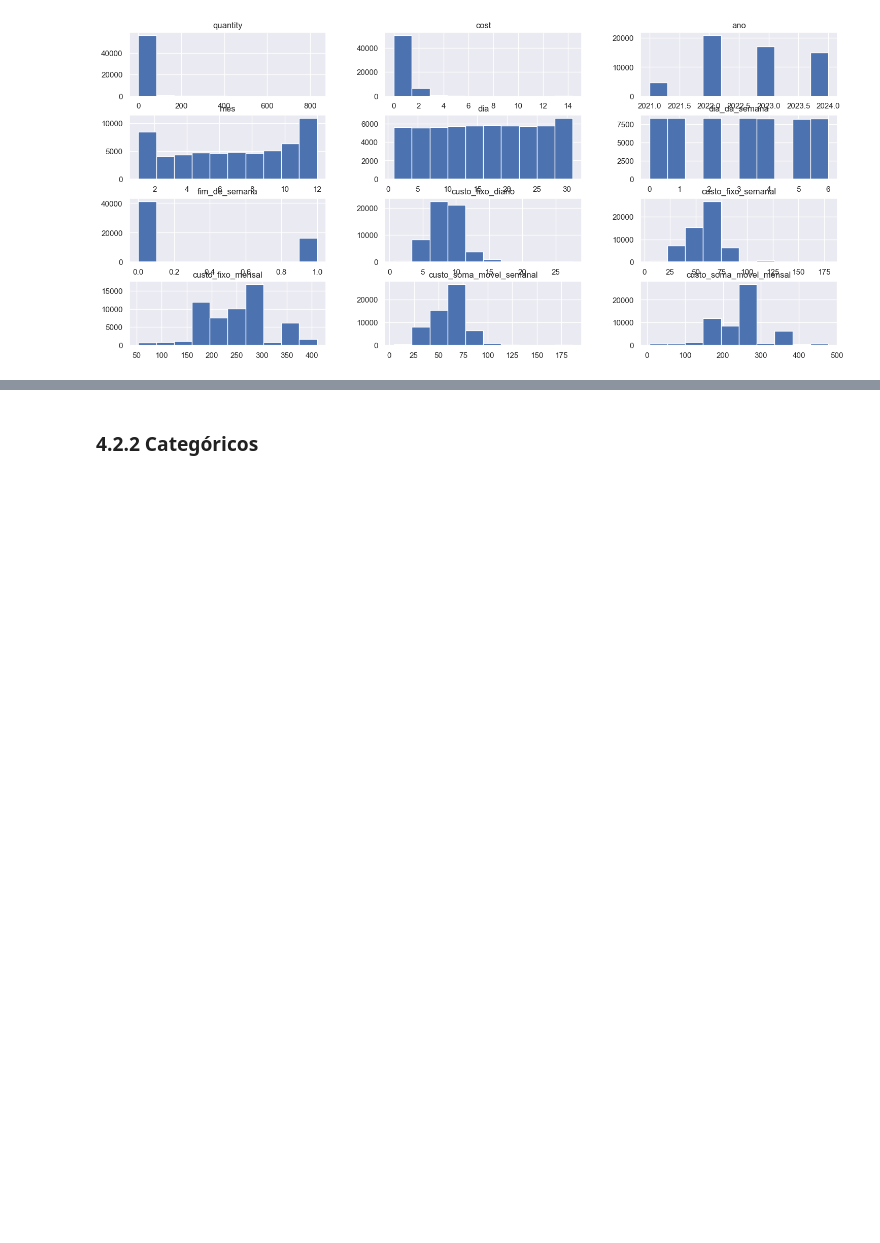
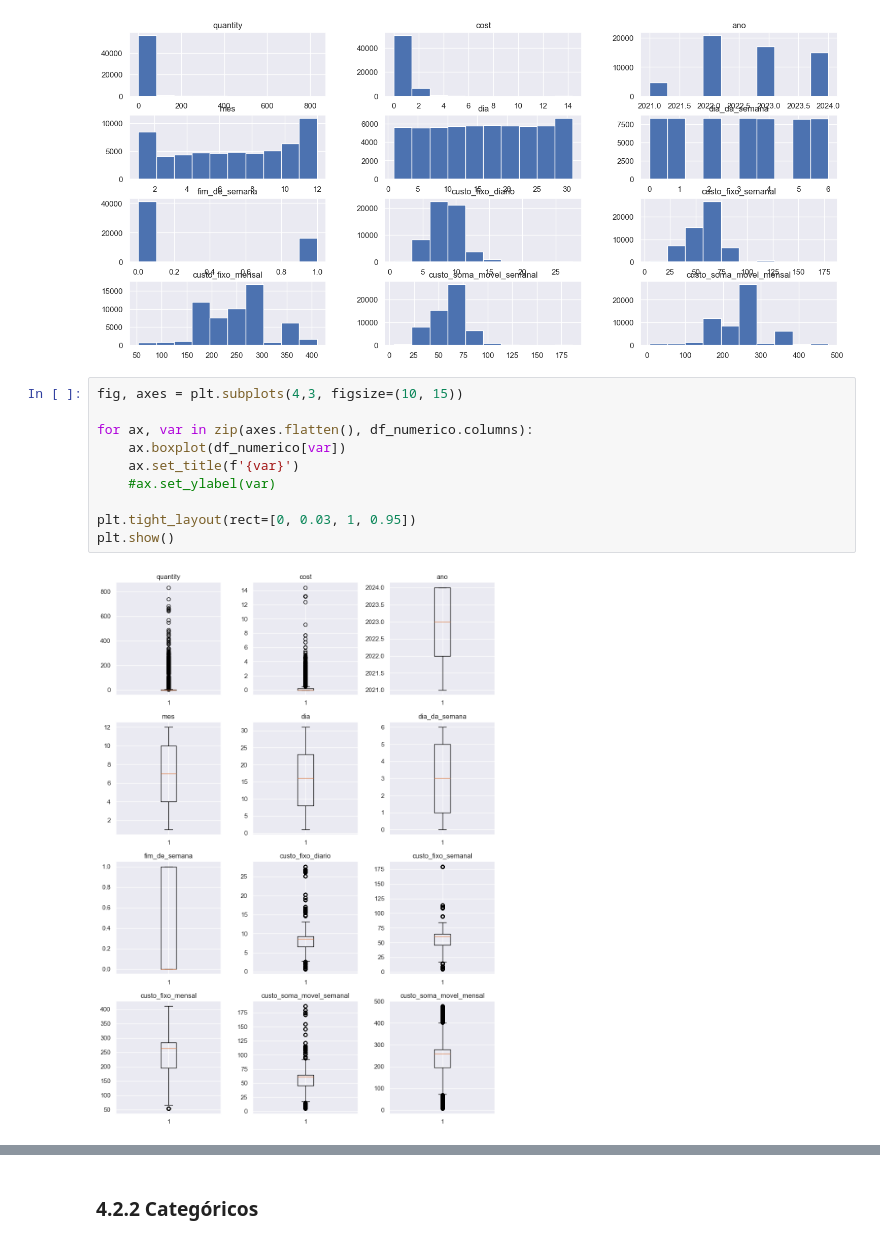
Before and after one commit to Gabrielnbr/modelo_unicin, a Jupyter notebook: notebooks/4_0_eda_pos_fe.ipynb, the cells around one changed output, grey strips where cells are left out. Cells and saved outputs as stored; diff of their text form; blank space fills up the shorter version.

```diff
--- a/notebooks/4_0_eda_pos_fe.ipynb
+++ b/notebooks/4_0_eda_pos_fe.ipynb
@@ -152,3 +152,15 @@ estatistica_descritiva(df_numerico)
 df_numerico.hist();
 # %% [output]
 [figure]
+# %%
+fig, axes = plt.subplots(4,3, figsize=(10, 15))
+
+for ax, var in zip(axes.flatten(), df_numerico.columns):
+    ax.boxplot(df_numerico[var])
+    ax.set_title(f'{var}')
+    #ax.set_ylabel(var)
+
+plt.tight_layout(rect=[0, 0.03, 1, 0.95])
+plt.show()
+# %% [output]
+[figure, added]
```
Also changed, not shown: parts of 1 cell of this notebook, 1 other file.
